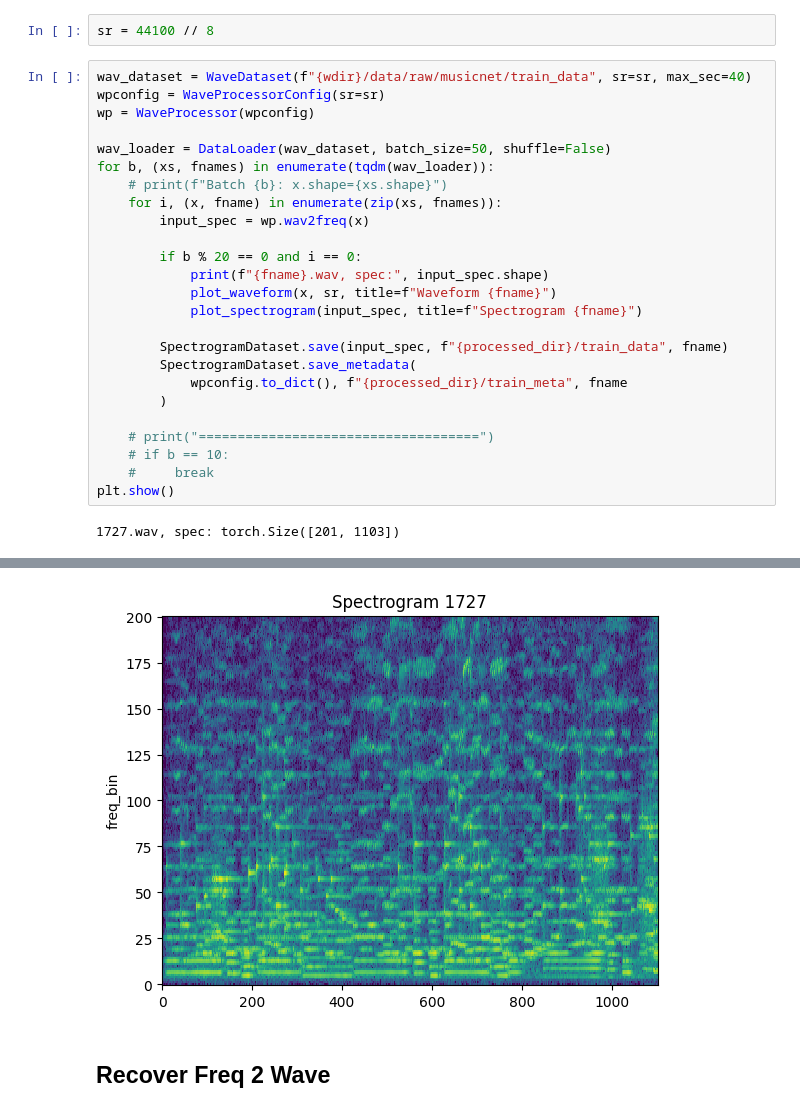
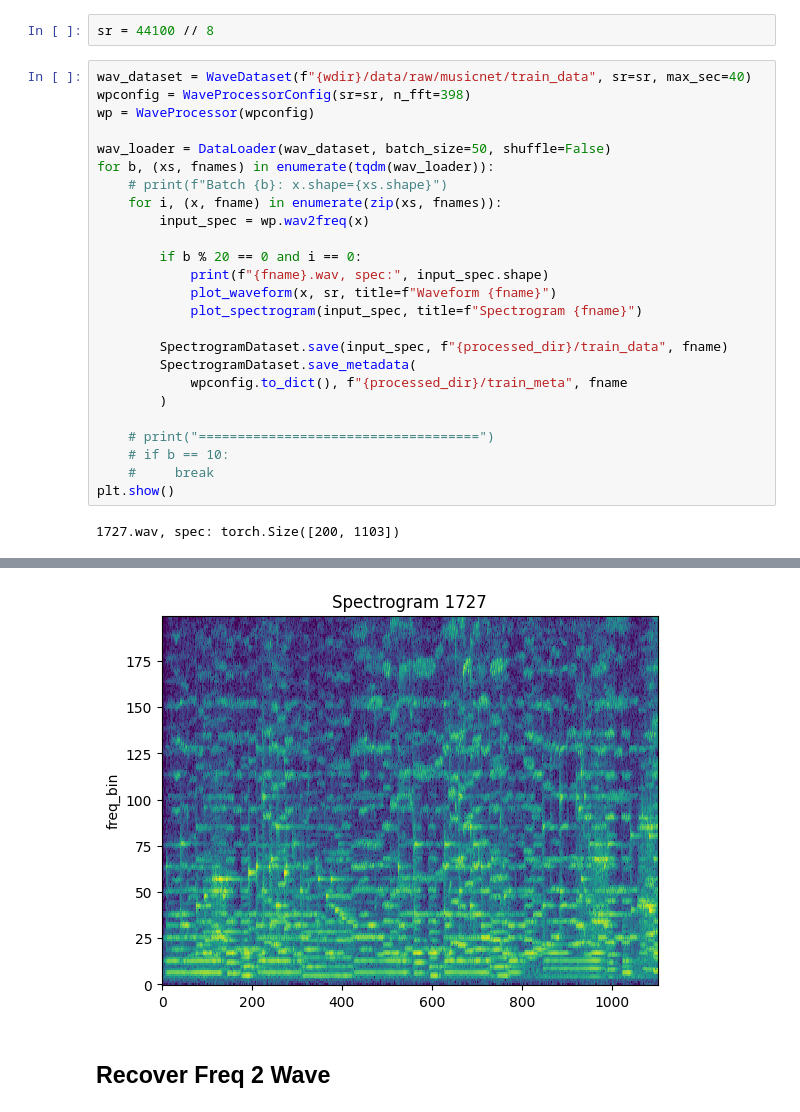
Before and after one commit to rainyuxuan/music-gen, a Jupyter notebook: notebooks/1.0-wav2freq.ipynb, the cells around one changed output, grey strips where cells are left out. Saved outputs shown, nothing was run; the diff lists cells and outputs as text.

```diff
--- a/notebooks/1.0-wav2freq.ipynb
+++ b/notebooks/1.0-wav2freq.ipynb
@@ -28,33 +28,33 @@ Processed Directory: D:/lyx20/Documents/LiuYuxuan/universite/Year4/csc413/a2a-mu
 sr = 44100 // 8
 # %%
 wav_dataset = WaveDataset(f"{wdir}/data/raw/musicnet/train_data", sr=sr, max_sec=40)
-wpconfig = WaveProcessorConfig(sr=sr)
+wpconfig = WaveProcessorConfig(sr=sr, n_fft=398)
 wp = WaveProcessor(wpconfig)
 
 wav_loader = DataLoader(wav_dataset, batch_size=50, shuffle=False)
 for b, (xs, fnames) in enumerate(tqdm(wav_loader)):
     # print(f"Batch {b}: x.shape={xs.shape}")
     for i, (x, fname) in enumerate(zip(xs, fnames)):
         input_spec = wp.wav2freq(x)
 
         if b % 20 == 0 and i == 0:
             print(f"{fname}.wav, spec:", input_spec.shape)
             plot_waveform(x, sr, title=f"Waveform {fname}")
             plot_spectrogram(input_spec, title=f"Spectrogram {fname}")
 
         SpectrogramDataset.save(input_spec, f"{processed_dir}/train_data", fname)
         SpectrogramDataset.save_metadata(
             wpconfig.to_dict(), f"{processed_dir}/train_meta", fname
         )
 
     # print("====================================")
     # if b == 10:
     #     break
 plt.show()
 # %% [output]
-1727.wav, spec: torch.Size([201, 1103])
+1727.wav, spec: torch.Size([200, 1103])
 [figure]
-[figure, old version]
+[figure, new version]
 # %% [markdown]
 ## Recover Freq 2 Wave
 # %%
```
Also changed, not shown: 3 other files.
